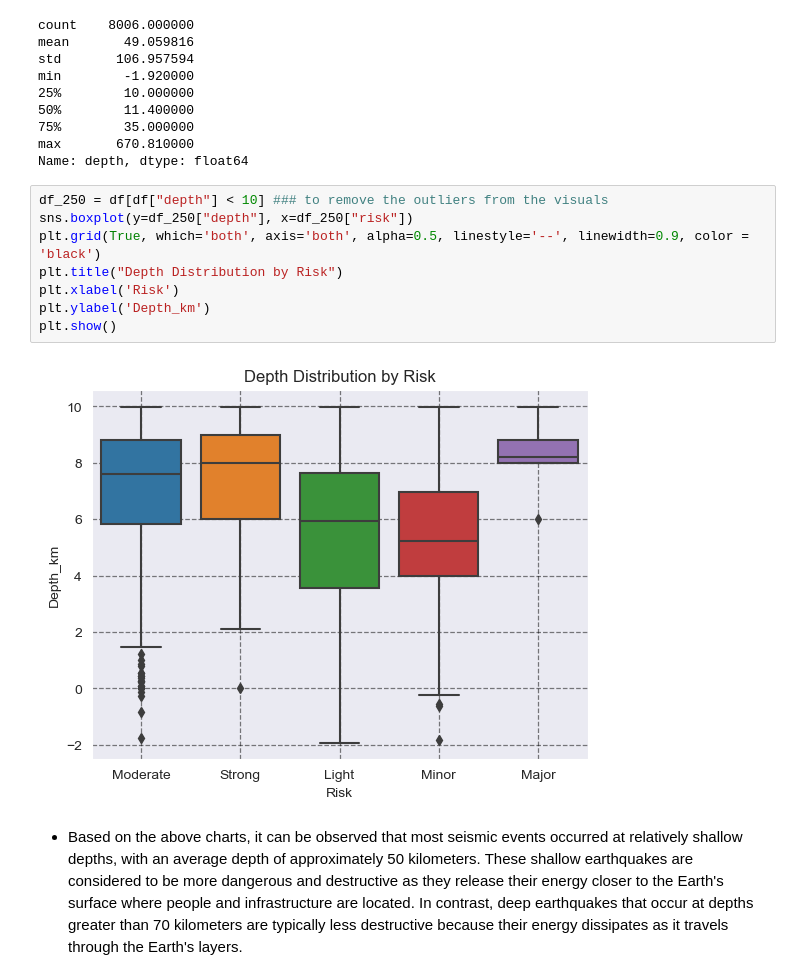
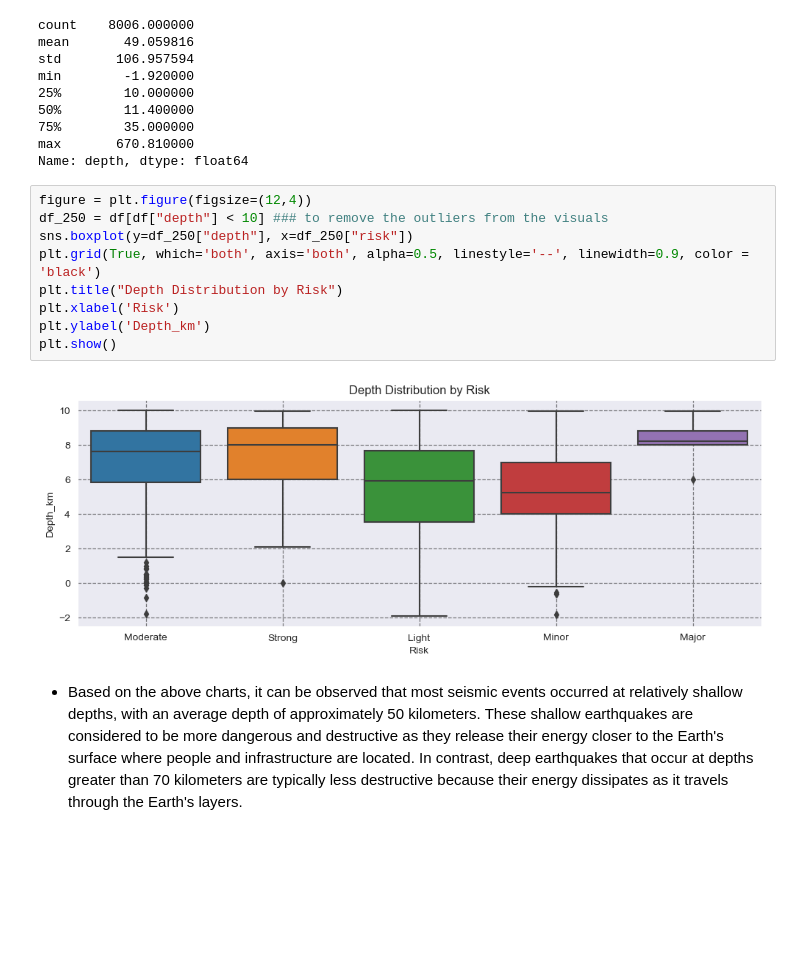
Before and after one commit to Senayitalazarb/EarthquakeAnalysis_2000_2023, a Jupyter notebook: Turkey earthquake.ipynb, the cells around one changed output. Drawn from its saved outputs; the diff is of its cells as text; blank space fills up the shorter version.

```diff
--- a/Turkey earthquake.ipynb
+++ b/Turkey earthquake.ipynb
@@ -558,15 +562,16 @@ min        -1.920000
 max       670.810000
 Name: depth, dtype: float64
 # %%
+figure = plt.figure(figsize=(12,4))
 df_250 = df[df["depth"] < 10] ### to remove the outliers from the visuals
 sns.boxplot(y=df_250["depth"], x=df_250["risk"])
 plt.grid(True, which='both', axis='both', alpha=0.5, linestyle='--', linewidth=0.9, color = 'black')
 plt.title("Depth Distribution by Risk")
 plt.xlabel('Risk')
 plt.ylabel('Depth_km')
 plt.show()
 # %% [output]
-[figure, old version]
+[figure, new version]
 # %% [markdown]
 - Based on the above charts, it can be observed that most seismic events occurred at relatively shallow depths, with an average depth of approximately 50 kilometers. These shallow earthquakes are considered to be more dangerous and destructive as they release their energy closer to the Earth's surface where people and infrastructure are located. In contrast, deep earthquakes that occur at depths greater than 70 kilometers are typically less destructive because their energy dissipates as it travels through the Earth's layers.
 # %% [markdown]
```
Also changed, not shown: parts of 9 cells of this notebook.
